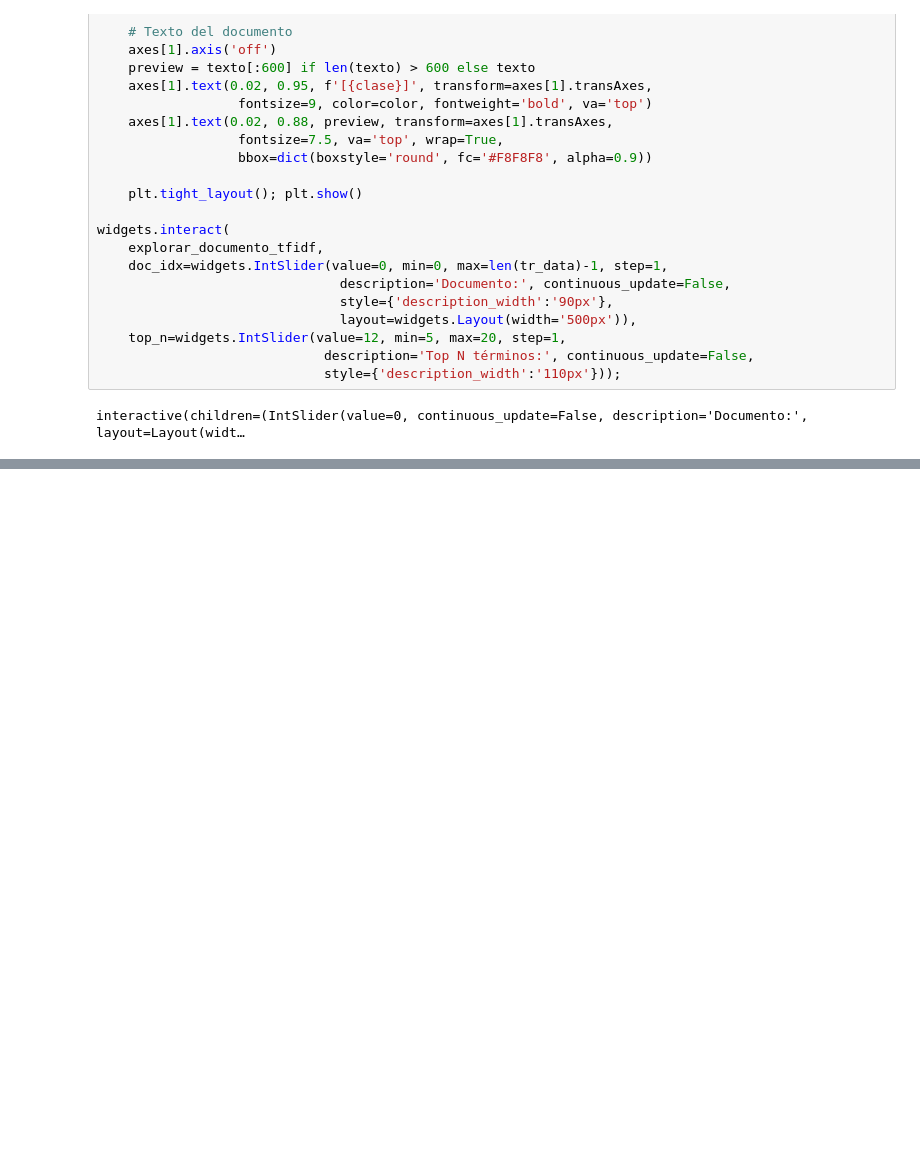
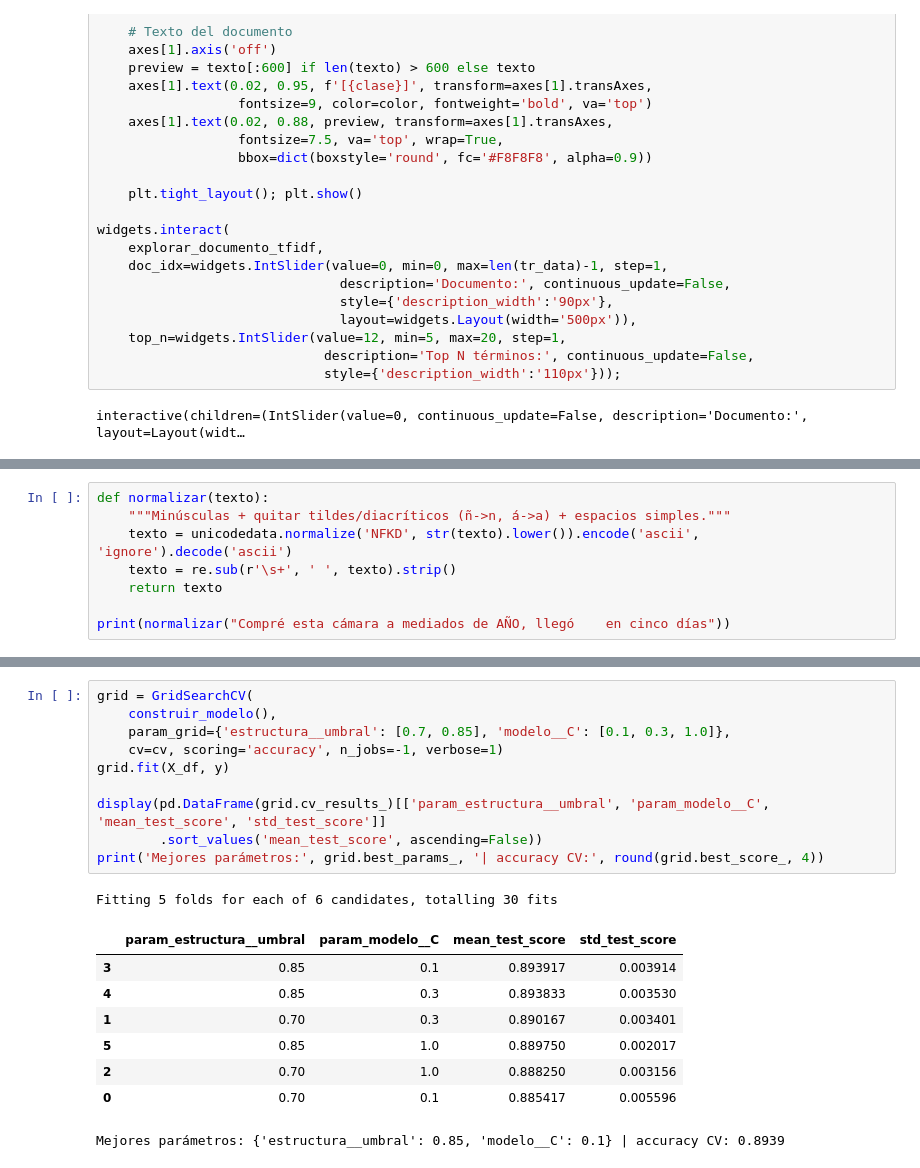
Before and after one commit to JuanSe8190/Proyecto1-Predictor-emociones, a Jupyter notebook: Proyecto Parte 1/Proyecto1.ipynb, the cells around one changed output, grey strips where cells are left out. Drawn from its saved outputs; the diff is of its cells as text; blank space fills up the shorter version.

```diff
--- a/Proyecto Parte 1/Proyecto1.ipynb
+++ b/Proyecto Parte 1/Proyecto1.ipynb
@@ -329,0 +364,8 @@ weighted avg       0.72      0.73      0.72      2400
+# %%
+def normalizar(texto):
+    """Minúsculas + quitar tildes/diacríticos (ñ->n, á->a) + espacios simples."""
+    texto = unicodedata.normalize('NFKD', str(texto).lower()).encode('ascii', 'ignore').decode('ascii')
+    texto = re.sub(r'\s+', ' ', texto).strip()
+    return texto
+
+print(normalizar("Compré esta cámara a mediados de AÑO, llegó    en cinco días"))
@@ -329,0 +693,20 @@ weighted avg       0.72      0.73      0.72      2400
+# %%
+grid = GridSearchCV(
+    construir_modelo(),
+    param_grid={'estructura__umbral': [0.7, 0.85], 'modelo__C': [0.1, 0.3, 1.0]},
+    cv=cv, scoring='accuracy', n_jobs=-1, verbose=1)
+grid.fit(X_df, y)
+
+display(pd.DataFrame(grid.cv_results_)[['param_estructura__umbral', 'param_modelo__C', 'mean_test_score', 'std_test_score']]
+        .sort_values('mean_test_score', ascending=False))
+print('Mejores parámetros:', grid.best_params_, '| accuracy CV:', round(grid.best_score_, 4))
+# %% [output]
+Fitting 5 folds for each of 6 candidates, totalling 30 fits
+|  | param_estructura__umbral | param_modelo__C | mean_test_score | std_test_score |
+| 3 | 0.85 | 0.1 | 0.893917 | 0.003914 |
+| 4 | 0.85 | 0.3 | 0.893833 | 0.003530 |
+| 1 | 0.70 | 0.3 | 0.890167 | 0.003401 |
+| 5 | 0.85 | 1.0 | 0.889750 | 0.002017 |
+| 2 | 0.70 | 1.0 | 0.888250 | 0.003156 |
+| 0 | 0.70 | 0.1 | 0.885417 | 0.005596 |
+Mejores parámetros: {'estructura__umbral': 0.85, 'modelo__C': 0.1} | accuracy CV: 0.8939
```
Also changed, not shown: parts of 33 cells of this notebook, 2 other files.
